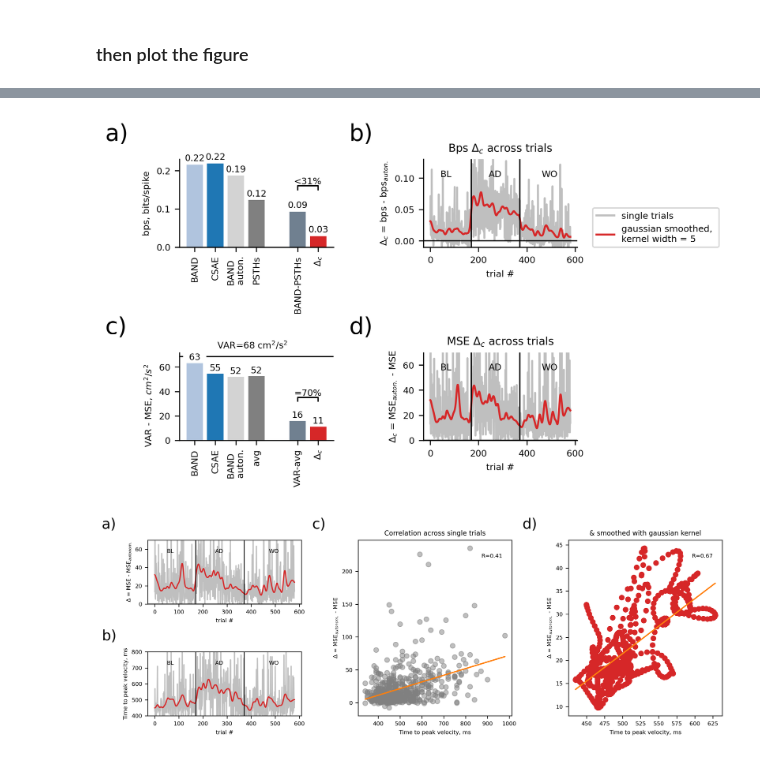
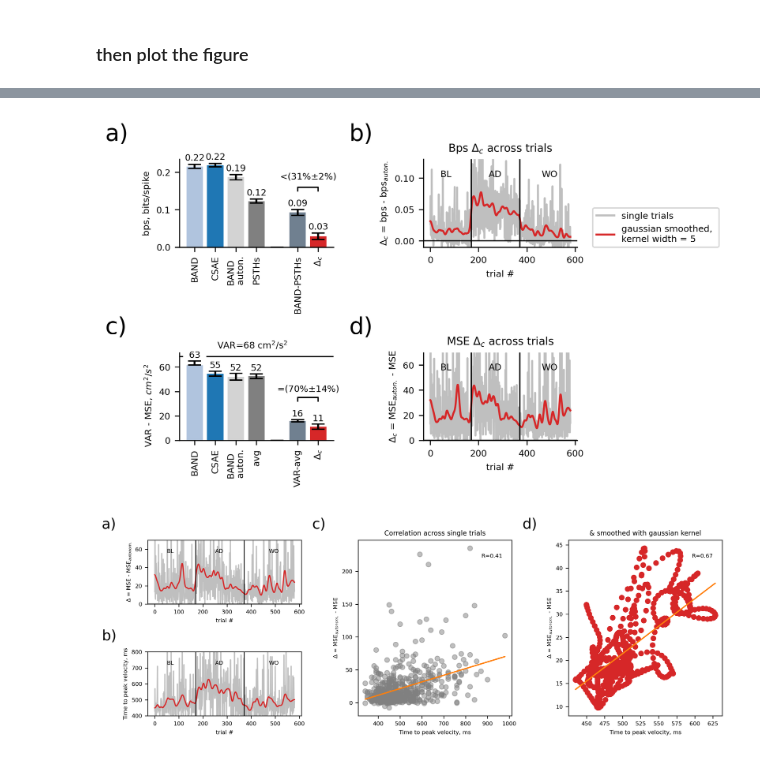
Before and after one commit to NinelK/BAND-torch, a Jupyter notebook: notebooks/paper/Fig5b_small_controlled_variability.ipynb, the cells around one changed output, grey strips where cells are left out. Saved outputs shown, nothing was run; the diff lists cells and outputs as text; code cells hidden in the pictures.

```diff
--- a/notebooks/paper/Fig5b_small_controlled_variability.ipynb
+++ b/notebooks/paper/Fig5b_small_controlled_variability.ipynb
@@ -446,3 +449,7 @@ valid_co_bps
  'CSAE_noci': 0.2090967801172238,
  'BAND_noci': 0.1866235439084098,
  'avg': 0.1228174991329046}
+# %%
+# compute bps per fold array[mi][fold::N_FOLDS], then get mean and sem across folds
+fold_co_bps = {key: np.array([np.nansum(valid_LL[key][fold::N_FOLDS] - base_LL[fold::N_FOLDS])/(np.nansum(concat_data[fold::N_FOLDS]) * np.log(2)) for fold in range(N_FOLDS)]) for key in valid_LL.keys()}
+print({key: f"{fold_co_bps[key].mean():.3f} pm {fold_co_bps[key].std():.3f}" for key in valid_LL.keys()})
@@ -496,3 +512,16 @@ beh_mse.update({'var': np.mean((concat_true_behavior)**2)})
 print(beh_mse)
 # %% [output]
 {'CSAE': 13.802734650655685, 'BAND': 5.163920723850438, 'CSAE_noci': 16.1540086201485, 'BAND_noci': 16.34269384407906, 'avg_behavior': 15.993487159906957, 'var': 68.38819545867645}
+# %%
+# compute MSE per fold array[mi][fold::N_FOLDS], then get mean and sem across folds
+fold_mse = {key: np.array([np.mean((concat_behaviors[i][fold::N_FOLDS] - concat_true_behavior[fold::N_FOLDS])**2) for fold in range(N_FOLDS)]) for i, key in enumerate(['CSAE','BAND'])}
+fold_mse.update({key: np.array([np.mean((concat_noci_behaviors[i][fold::N_FOLDS] - concat_true_behavior[fold::N_FOLDS])**2) for fold in range(N_FOLDS)]) for i, key in enumerate(['CSAE_noci','BAND_noci'])})
+targets = concat_true_behavior
+num_conditions = len(np.unique(dir_index))
+avg_vel = np.zeros_like(targets)
+for d in range(num_conditions):
+    avg_vel[dir_index==d] = np.mean(targets[dir_index==d], axis=0)
+fold_mse['avg_behavior'] = np.array([np.mean((avg_vel[fold::N_FOLDS] - concat_true_behavior[fold::N_FOLDS])**2) for fold in range(N_FOLDS)])
+fold_mse['var'] = np.array([np.mean((concat_true_behavior[fold::N_FOLDS])**2) for fold in range(N_FOLDS)])
+
+print({key: f"{fold_mse[key].mean():.2f} pm {fold_mse[key].std():.2f}" for key in fold_mse.keys()})
@@ -583,7 +648,7 @@ def bar_bracket(ax, index1, index2, h1, h2, text):
     bx = [index1, index1, index2, index2]
     by = [h1, h2, h2 , h1]
     ax.plot(bx, by, 'k-', lw=1)
-    ax.text((index1 + index2) / 2, h2, text, ha='center', va='bottom')
+    ax.text((index1 + index2) / 2, 1.1*h2, text, ha='center', va='bottom')
 
 
 layout = '''
@@ -613,25 +678,35 @@ for k in axes.keys():
     axes[k].spines['top'].set_visible(False)
 trial_kernel_w = 5 # kernel width for smoothing over trials
 # Panel A: plot oscillating factor variability
-values = [valid_co_bps[mn], valid_co_bps['CSAE'], valid_co_bps[f'{mn}_noci'],
-                valid_co_bps['avg'],
+# values = [valid_co_bps[mn], valid_co_bps['CSAE'], valid_co_bps[f'{mn}_noci'],
+#                 valid_co_bps['avg'],
+#                 0,
+#                 valid_co_bps[mn] - valid_co_bps['avg'],
+#                 valid_co_bps[mn] - valid_co_bps[f'{mn}_noci']]
+# ploy fold bps with error bars from fold_co_bps
+values = [fold_co_bps[mn].mean(), fold_co_bps['CSAE'].mean(), fold_co_bps[f'{mn}_noci'].mean(), fold_co_bps['avg'].mean(),
                 0,
-                valid_co_bps[mn] - valid_co_bps['avg'],
-                valid_co_bps[mn] - valid_co_bps[f'{mn}_noci']]
-axes['a'].bar([mn, 'CSAE', f'{mn}\n auton.',
-                'PSTHs','','BAND-PSTHs', r'$\Delta_c$'],
+                fold_co_bps[mn].mean() - fold_co_bps['avg'].mean(),
+                fold_co_bps[mn].mean() - fold_co_bps[f'{mn}_noci'].mean()]
+bar_labels = [mn, 'CSAE', f'{mn}\n auton.', 'PSTHs', '', 'BAND-PSTHs', r'$\Delta_c$']
+errorbars = [fold_co_bps[mn].std(), fold_co_bps['CSAE'].std(), fold_co_bps[f'{mn}_noci'].std(), fold_co_bps['avg'].std(),
+                0,
+                np.sqrt(fold_co_bps[mn].std()**2 + fold_co_bps['avg'].std()**2),
+                np.sqrt(fold_co_bps[mn].std()**2 + fold_co_bps[f'{mn}_noci'].std()**2)]
+axes['a'].bar(bar_labels,
                values,
                color=['lightsteelblue','C0', 'lightgrey','grey','grey','slategrey','C3'])
+axes['a'].errorbar(bar_labels, values, yerr=errorbars, fmt='none', ecolor='k', capsize=5)
 xticks = [0,1,2,3,5,6]
 axes['a'].set_xticks(xticks)
 axes['a'].set_xticklabels(axes['a'].get_xticklabels(), rotation=90)
 axes['a'].set_ylabel('bps, bits/spike')
-for i, v in enumerate(values):
+for i, (v,e) in enumerate(zip(values,errorbars)):
     if i in xticks:
-        axes['a'].text(i, v+0.01, f"{v:.2f}", ha='center')
+        axes['a'].text(i, v+e+0.01, f"{v:.2f}", ha='center')
 
-p = int(np.round(100*(valid_co_bps[mn] - valid_co_bps[f'{mn}_noci'])/(valid_co_bps[mn] - valid_co_bps['avg'])))
-bar_bracket(axes['a'], 5, 6, 0.15,0.16, f'<{p:d}%')
+p, error_p = propagate_error(fold_co_bps[mn], fold_co_bps[f'{mn}_noci'], fold_co_bps['avg'])
+bar_bracket(axes['a'], 5, 6, 0.15,0.16, f'<({p:d}%$\pm${error_p:d}%)')
 
 axes['b'].plot(cobps_pull- cobps_noci_pull,alpha=0.5,c='grey',label='single trials')
 axes['b'].plot(gaussian_filter1d(cobps_pull - cobps_noci_pull, trial_kernel_w),c='C3', label=f'gaussian smoothed, \nkernel width = {trial_kernel_w:d}')
@@ -652,56 +727,75 @@ axes['b'].set_ylim([-0.01,0.13])
 axes['b'].legend(loc=(1.1,0))
 
 # Panel c:
-delta = beh_mse[f'{mn}_noci'] - beh_mse[mn]
-values = [beh_mse['var'] - beh_mse[mn],
-                beh_mse['var'] - beh_mse['CSAE'],
-                beh_mse['var'] - beh_mse[f'{mn}_noci'],
-                beh_mse['var'] - beh_mse['avg_behavior'],
+# delta = beh_mse[f'{mn}_noci'] - beh_mse[mn]
+# values = [beh_mse['var'] - beh_mse[mn],
+#                 beh_mse['var'] - beh_mse['CSAE'],
+#                 beh_mse['var'] - beh_mse[f'{mn}_noci'],
+#                 beh_mse['var'] - beh_mse['avg_behavior'],
+#                 0,
+#                 beh_mse['avg_behavior'],
+#                 delta]
+delta = fold_mse[f'{mn}_noci'].mean() - fold_mse[mn].mean()
+values = [fold_mse['var'].mean() - fold_mse[mn].mean(),
+                fold_mse['var'].mean() - fold_mse['CSAE'].mean(),
+                fold_mse['var'].mean() - fold_mse[f'{mn}_noci'].mean(),
+                fold_mse['var'].mean() - fold_mse['avg_behavior'].mean(),
                 0,
-                beh_mse['avg_behavior'],
+                fold_mse['avg_behavior'].mean(),
                 delta]
-axes['c'].bar([mn, 'CSAE', f'{mn}\n auton.',
-                'avg','','VAR-avg',r'$\Delta_c$'],
+bar_labels =  [mn, 'CSAE', f'{mn}\n auton.',
+                'avg','','VAR-avg',r'$\Delta_c$']
+errorbars = [np.sqrt(fold_mse['var'].std()**2 + fold_mse[mn].std()**2),
+             np.sqrt(fold_mse['var'].std()**2 + fold_mse['CSAE'].std()**2),
+             np.sqrt(fold_mse['var'].std()**2 + fold_mse[f'{mn}_noci'].std()**2),
+             np.sqrt(fold_mse['var'].std()**2 + fold_mse['avg_behavior'].std()**2),
+             0,
+             fold_mse['avg_behavior'].std(),
+             np.sqrt(fold_mse[f'{mn}_noci'].std()**2 + fold_mse[mn].std()**2)]
+axes['c'].bar(bar_labels,
                values,
                 color=['lightsteelblue','C0', 'lightgrey', 'grey','grey','slategrey','C3'], zorder=2)
+axes['c'].errorbar(bar_labels, values, yerr=errorbars, fmt='none', ecolor='k', capsize=5, zorder=3)
 axes['c'].set_xticks(xticks)
 axes['c'].set_xticklabels(axes['c'].get_xticklabels(), rotation=90)
 axes['c'].set_ylabel(r'VAR - MSE, $cm^2/s^2$       ')
-for i, v in enumerate(values):
+for i, (v,e) in enumerate(zip(values,errorbars)):
     # on white background
     if i in xticks:
-        axes['c'].text(i, v+2.5, f"{v:.0f}", ha='center', backgroundcolor='w', zorder=1) # zorder is important to not obstruct part of the bar
+        axes['c'].text(i, v+e+2.5, f"{v:.0f}", ha='center', backgroundcolor='w', zorder=2 if i==0 else 0) # zorder is important to not obstruct part of the bar
 # axes['D0'].set_ylim([-10,15])
-axes['c'].axhline(beh_mse['var'], color='k', linewidth=1, zorder=0)
-axes['c'].text(4.5, 1.1*beh_mse['var'], f"VAR={beh_mse['var']:.0f} "+r"cm$^2$/s$^2$", ha='right')
+axes['c'].axhline(fold_mse['var'].mean(), color='k', linewidth=1, zorder=1)
+axes['c'].text(4.5, 1.1*fold_mse['var'].mean(), f"VAR={fold_mse['var'].mean():.0f} "+r"cm$^2$/s$^2$", ha='right')
 
-p = int(np.round(100*delta/beh_mse['avg_behavior']))
-bar_bracket(axes['c'], 5, 6, 32,35, f'={p:d}%')
+p = int(np.round(100*delta/fold_mse['avg_behavior'].mean()))
+error_p = int(np.round(100*delta/fold_mse['avg_behavior'].mean() * np.sqrt((fold_mse[f'{mn}_noci'].std()**2 + fold_mse[mn].std()**2) / delta**2 + (fold_mse['avg_behavior'].std() / fold_mse['avg_behavior'].mean())**2)))
+# beh_mse[f'{mn}_noci'] - beh_mse[mn] / beh_mse['avg_behavior']
+bar_bracket(axes['c'], 5, 6, 32,35, f'=({p:d}%$\pm${error_p:d}%)')
 
 
 axes['d'].plot(mse_trials_delta,alpha=0.5,c='grey')
 axes['d'].plot(gaussian_filter1d(mse_trials_delta, trial_kernel_w),c='C3')
 n_BL = np.sum(epochs_pull==0)
 n_AD = np.sum(epochs_pull==1)
 n_WO = np.sum(epochs_pull==2)
 n = n_BL + n_AD + n_WO
 axes['d'].axvline(n_BL, color='k', linewidth=1)
 axes['d'].axvline(n_BL+n_AD, color='k', linewidth=1)
 axes['d'].axhline(0, color='k', linewidth=1)
 axes['d'].text(0.5 * n_BL / n, 0.8, 'BL', transform=axes['d'].transAxes, ha='center')
 axes['d'].text((n_BL + 0.5*n_AD) / n, 0.8, 'AD', transform=axes['d'].transAxes, ha='center')
 axes['d'].text((n_BL + n_AD + 0.5*n_WO) / n, 0.8, 'WO', transform=axes['d'].transAxes, ha='center')
 axes['d'].set_xlabel('trial #')
 axes['d'].set_ylabel(r'$\Delta_c$ = MSE$_{auton.}$ - MSE')
 axes['d'].set_title(r'MSE $\Delta_c$ across trials')
 axes['d'].set_ylim([0,70])
 
 plt.subplots_adjust(hspace=0.6)
 # plt.tight_layout()
 plt.savefig(f"figs/fig5_{dataset_name}_{model_name}.pdf")
 plt.savefig(f"figs/fig5_{dataset_name}_{model_name}.png")
 # %% [output]
-[figure, old version]
+[figure, new version]
 # %%
 layout = '''
 acd
```
Also changed, not shown: parts of 5 cells of this notebook.
